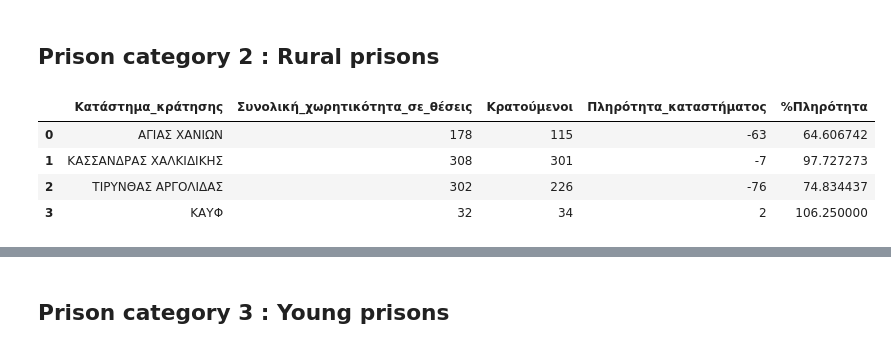
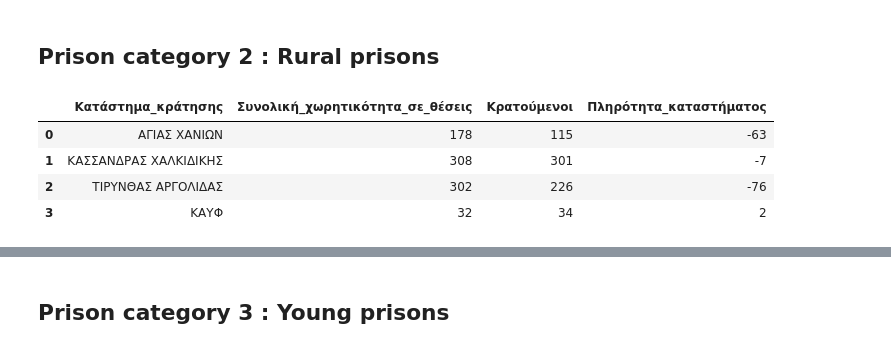
Before and after one commit to kosmaspanag/data-studio-projects, a Jupyter notebook: Weekly projects/Greek_Prison_populat(2017_2019)/Prison_population.ipynb, the cells around one changed output, grey strips where cells are left out. Drawn from its saved outputs; the diff is of its cells as text; code cells hidden in the pictures.

```diff
--- a/Weekly projects/Greek_Prison_populat(2017_2019)/Prison_population.ipynb
+++ b/Weekly projects/Greek_Prison_populat(2017_2019)/Prison_population.ipynb
@@ -326,16 +334,16 @@ prison_general2.Συνολική_χωρητικότητα_σε_θέσεις.sort
 ## Prison category 2 : Rural prisons
 # %%
 prison_agrot = df.loc[[0,1,2,3],]
-
+prison_agrot = prison_agrot.drop(columns=['%Πληρότητα'])
 #prison_agrot = df[df.Κατάστημα_κράτησης.str.contains("ΑΓΡΟΤΙΚΟ|ΑΠΟΘΗΚΗ")]
 #prison_agrot = prison_agrot.drop(index=['7'])
 prison_agrot
 # %% [output]
-|  | Κατάστημα_κράτησης | Συνολική_χωρητικότητα_σε_θέσεις | Κρατούμενοι | Πληρότητα_καταστήματος | %Πληρότητα |
-| 0 | ΑΓΙΑΣ ΧΑΝΙΩΝ | 178 | 115 | -63 | 64.606742 |
-| 1 | ΚΑΣΣΑΝΔΡΑΣ ΧΑΛΚΙΔΙΚΗΣ | 308 | 301 | -7 | 97.727273 |
-| 2 | ΤΙΡΥΝΘΑΣ ΑΡΓΟΛΙΔΑΣ | 302 | 226 | -76 | 74.834437 |
-| 3 | ΚΑΥΦ | 32 | 34 | 2 | 106.250000 |
+|  | Κατάστημα_κράτησης | Συνολική_χωρητικότητα_σε_θέσεις | Κρατούμενοι | Πληρότητα_καταστήματος |
+| 0 | ΑΓΙΑΣ ΧΑΝΙΩΝ | 178 | 115 | -63 |
+| 1 | ΚΑΣΣΑΝΔΡΑΣ ΧΑΛΚΙΔΙΚΗΣ | 308 | 301 | -7 |
+| 2 | ΤΙΡΥΝΘΑΣ ΑΡΓΟΛΙΔΑΣ | 302 | 226 | -76 |
+| 3 | ΚΑΥΦ | 32 | 34 | 2 |
 # %%
 prison_agrot.plot.area(stacked=False,figsize=(10,6))
 # %% [output]
```
Also changed, not shown: parts of 8 cells of this notebook, 6 other files.
